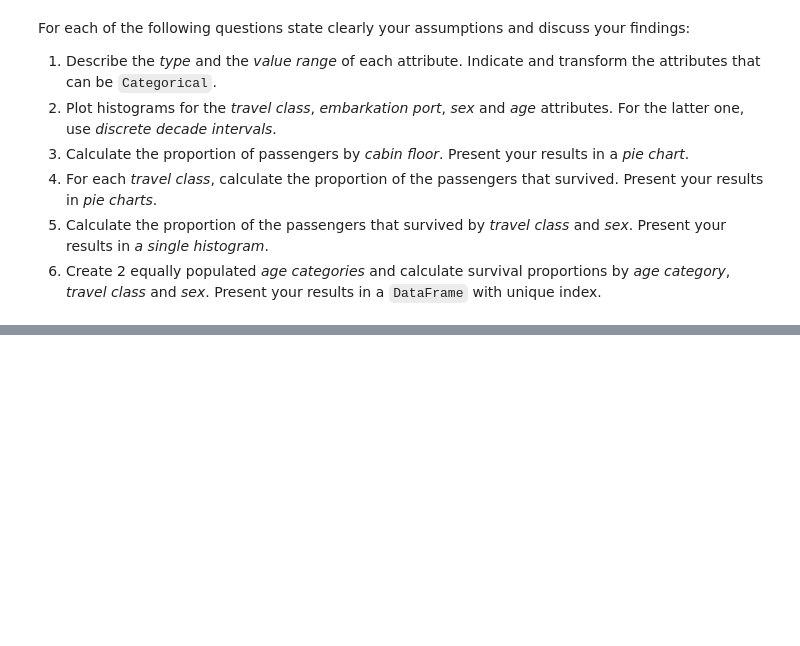
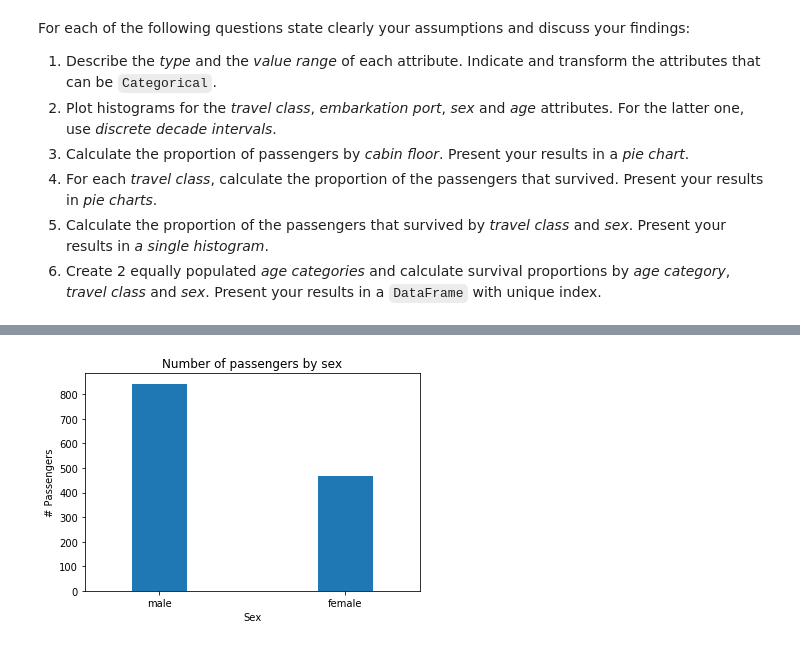
Before and after one commit to tarmeens/ada-homework, a Jupyter notebook: 01 - Pandas and Data Wrangling/Homework 1.ipynb, the cells around one changed output, grey strips where cells are left out. Saved outputs shown, nothing was run; the diff lists cells and outputs as text; code cells hidden in the pictures; blank space fills up the shorter version.

```diff
--- a/01 - Pandas and Data Wrangling/Homework 1.ipynb
+++ b/01 - Pandas and Data Wrangling/Homework 1.ipynb
@@ -257,0 +365,8 @@ For each of the following questions state clearly your assumptions and discuss y
+# %%
+sex = titanic['sex'].value_counts()
+ax = sex.plot.bar(title = 'Number of passengers by sex', width = 0.3, rot=0)
+ax.set_xlabel('Sex')
+ax.set_ylabel('# Passengers')
+plt.show()
+# %% [output]
+[figure, added]
```
Also changed, not shown: parts of 21 cells of this notebook.
